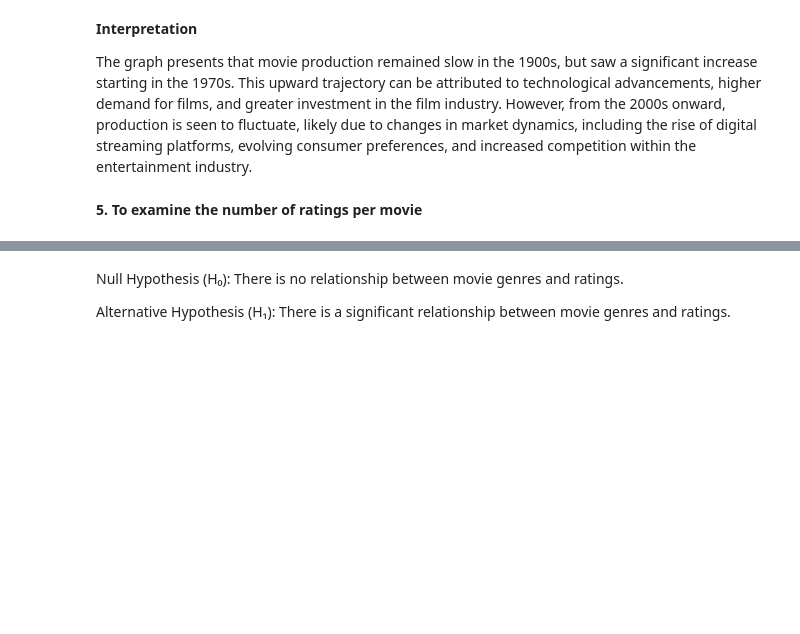
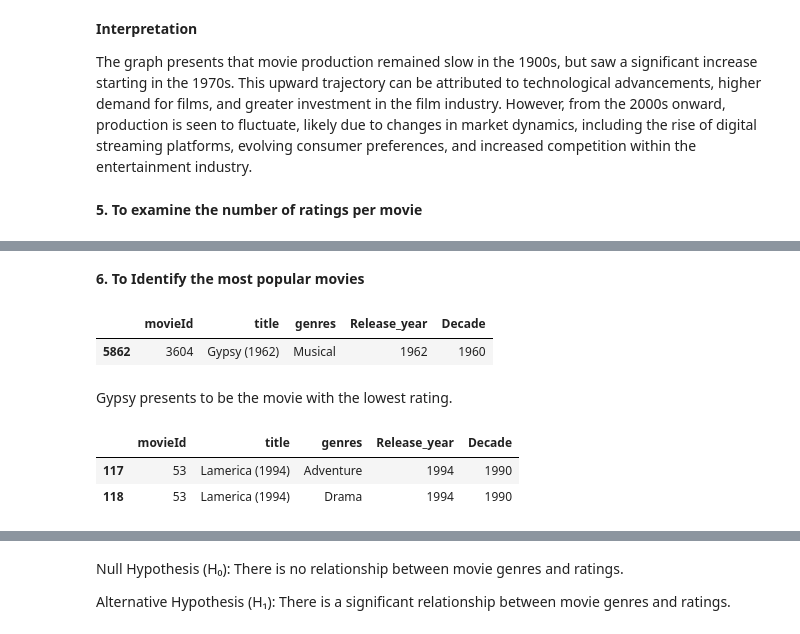
Before and after one commit to Winnykinyumu/A-movie-Recommendation-System-MovieLens-Data, a Jupyter notebook: Movie recommendation project/Movie RecSys.ipynb, the cells around one changed output, grey strips where cells are left out. Drawn from its saved outputs; the diff is of its cells as text; code cells hidden in the pictures; blank space fills up the shorter version.

```diff
--- a/Movie recommendation project/Movie RecSys.ipynb
+++ b/Movie recommendation project/Movie RecSys.ipynb
@@ -582,0 +639,20 @@ The graph presents that movie production remained slow in the 1900s, but saw a s
+# %% [markdown]
+**6. To Identify the most popular movies**
+# %%
+#Movie with the lowest rating
+mean_ratings = rating_df.groupby('movieId')[['rating']].mean()
+lowest_rated = mean_ratings['rating'].idxmin()
+movie_df[movie_df['movieId']==lowest_rated]
+# %% [output]
+|  | movieId | title | genres | Release_year | Decade |
+| 5862 | 3604 | Gypsy (1962) | Musical | 1962 | 1960 |
+# %% [markdown]
+Gypsy presents to be the movie with the lowest rating.
+# %%
+#Movie with the highest rating
+highest_rated = mean_ratings['rating'].idxmax()
+movie_df[movie_df['movieId'] == highest_rated]
+# %% [output]
+|  | movieId | title | genres | Release_year | Decade |
+| 117 | 53 | Lamerica (1994) | Adventure | 1994 | 1990 |
+| 118 | 53 | Lamerica (1994) | Drama | 1994 | 1990 |
```
Also changed, not shown: parts of 81 cells of this notebook, 1 other file.
